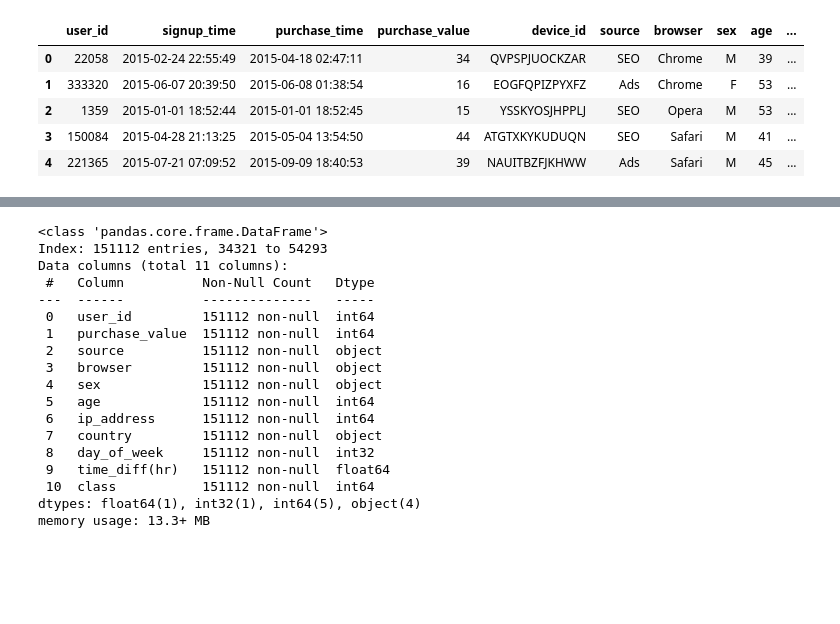
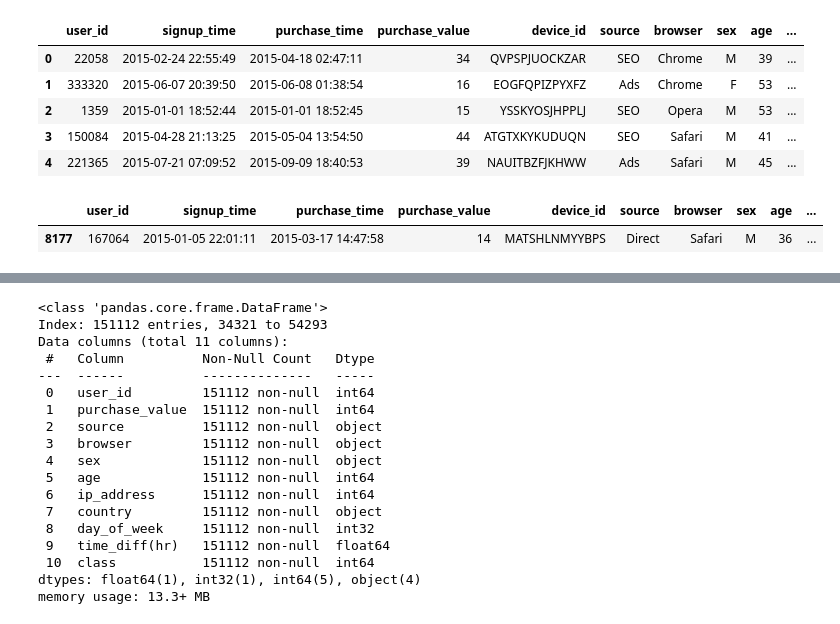
Before and after one commit to Amanzlastt/modified-fraud-detection, a Jupyter notebook: notebooks/feature_engineering.ipynb, the cells around one changed output, grey strips where cells are left out. Saved outputs shown, nothing was run; the diff lists cells and outputs as text; code cells hidden in the pictures; blank space fills up the shorter version.

```diff
--- a/notebooks/feature_engineering.ipynb
+++ b/notebooks/feature_engineering.ipynb
@@ -26,6 +26,11 @@ df.head()
 | 2 | 1359 | 2015-01-01 18:52:44 | 2015-01-01 18:52:45 | 15 | YSSKYOSJHPPLJ | SEO | Opera | M | 53 | ... |
 | 3 | 150084 | 2015-04-28 21:13:25 | 2015-05-04 13:54:50 | 44 | ATGTXKYKUDUQN | SEO | Safari | M | 41 | ... |
 | 4 | 221365 | 2015-07-21 07:09:52 | 2015-09-09 18:40:53 | 39 | NAUITBZFJKHWW | Ads | Safari | M | 45 | ... |
+# %%
+df.iloc[[8177]]
+# %% [output]
+|  | user_id | signup_time | purchase_time | purchase_value | device_id | source | browser | sex | age | ... |
+| 8177 | 167064 | 2015-01-05 22:01:11 | 2015-03-17 14:47:58 | 14 | MATSHLNMYYBPS | Direct | Safari | M | 36 | ... |
 # %%
 preprocessing = DataPreprocessing()
 # %%
```
Also changed, not shown: parts of 1 cell of this notebook, 5 other files.
